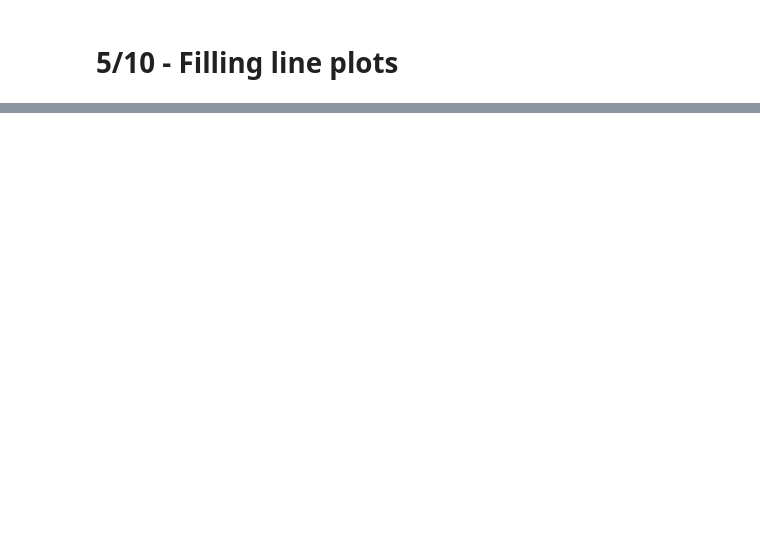
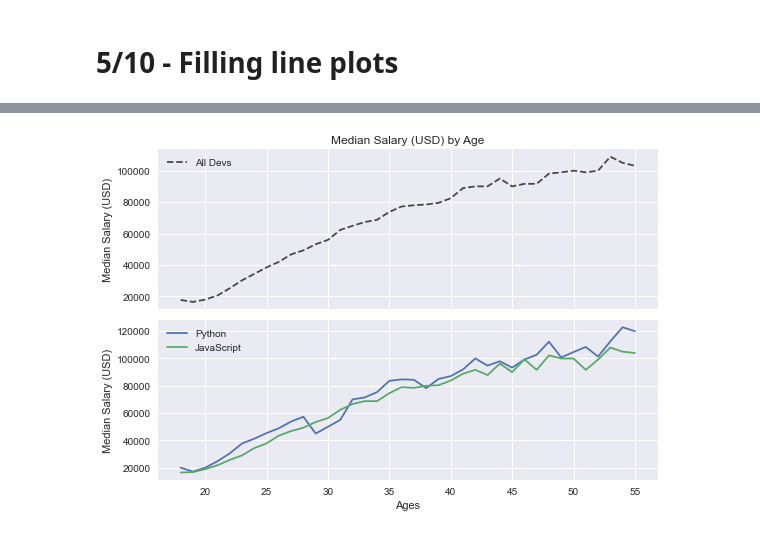
Before and after one commit to nicholas-kondal/ds-tutorials, a Jupyter notebook: matplotlib.ipynb, the cells around one changed output, grey strips where cells are left out. Saved outputs shown, nothing was run; the diff lists cells and outputs as text; code cells hidden in the pictures; blank space fills up the shorter version.

```diff
--- a/matplotlib.ipynb
+++ b/matplotlib.ipynb
@@ -274,0 +548,29 @@ alpha=0.25,
+# %%
+# fig, ax = plt.subplots(nrows=2, ncols=1) # can specify how many axes you want in same figure
+# print(ax) # returns a list
+
+# same way as above but unpacking ax
+fig, (ax1, ax2) = plt.subplots(nrows=2, ncols=1,
+sharex=True, # if you want to label only bottom-most ticks
+sharey=True # if you want to label only left-most ticks
+)
+
+ax1.plot(ages, dev_salaries, color='#444444', linestyle='--', label='All Devs')
+ax2.plot(ages, py_salaries, label='Python')
+ax2.plot(ages, js_salaries, label='JavaScript')
+
+ax1.legend()
+ax1.set_title('Median Salary (USD) by Age')
+ax1.set_ylabel('Median Salary (USD)')
+
+ax2.legend()
+ax2.set_xlabel('Ages')
+ax2.set_ylabel('Median Salary (USD)')
+
+# fig1.savefig('fig1.png')
+# fig2.savefig('fig2.png')
+
+plt.tight_layout()
+plt.show()
+# %% [output]
+[figure, added]
```
Also changed, not shown: parts of 30 cells of this notebook, 4 other files.
